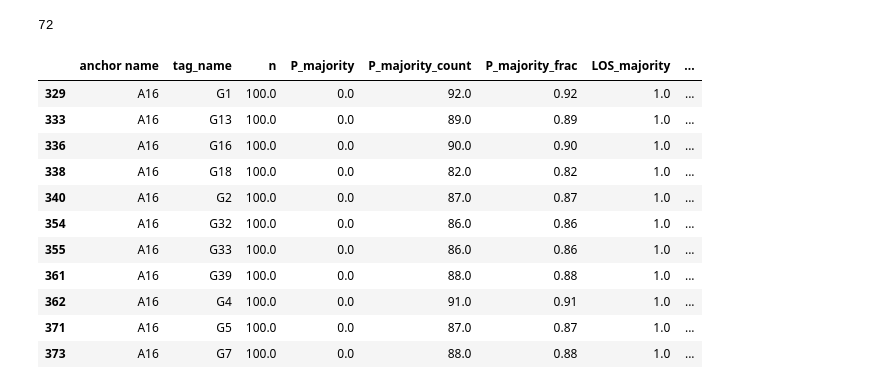
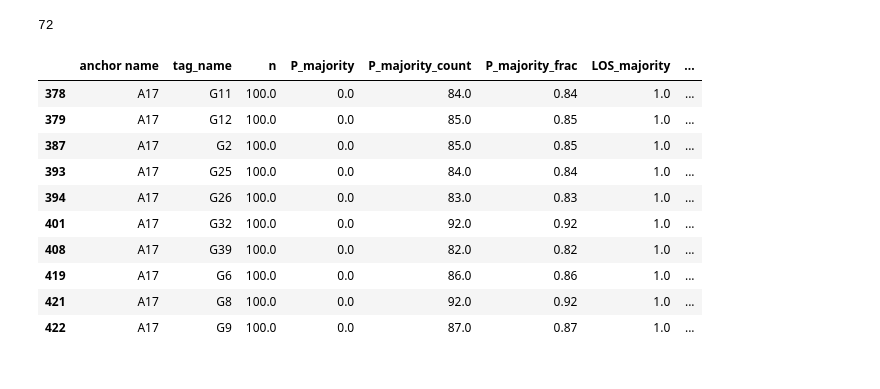
Before and after one commit to shahabnab/repeat, a Jupyter notebook: Untitled-1.ipynb, the cells around one changed output. Cells and saved outputs as stored; diff of their text form; code cells hidden in the pictures.

```diff
--- a/Untitled-1.ipynb
+++ b/Untitled-1.ipynb
@@ -206,20 +206,19 @@ len(temp)
 # %% [output]
 72
 # %%
-temp[temp["anchor name"]=="A16"]
+temp[temp["anchor name"]=="A17"]
 # %% [output]
 |  | anchor name | tag_name | n | P_majority | P_majority_count | P_majority_frac | LOS_majority | ... |
-| 329 | A16 | G1 | 100.0 | 0.0 | 92.0 | 0.92 | 1.0 | ... |
-| 333 | A16 | G13 | 100.0 | 0.0 | 89.0 | 0.89 | 1.0 | ... |
-| 336 | A16 | G16 | 100.0 | 0.0 | 90.0 | 0.90 | 1.0 | ... |
-| 338 | A16 | G18 | 100.0 | 0.0 | 82.0 | 0.82 | 1.0 | ... |
-| 340 | A16 | G2 | 100.0 | 0.0 | 87.0 | 0.87 | 1.0 | ... |
-| 354 | A16 | G32 | 100.0 | 0.0 | 86.0 | 0.86 | 1.0 | ... |
-| 355 | A16 | G33 | 100.0 | 0.0 | 86.0 | 0.86 | 1.0 | ... |
-| 361 | A16 | G39 | 100.0 | 0.0 | 88.0 | 0.88 | 1.0 | ... |
-| 362 | A16 | G4 | 100.0 | 0.0 | 91.0 | 0.91 | 1.0 | ... |
-| 371 | A16 | G5 | 100.0 | 0.0 | 87.0 | 0.87 | 1.0 | ... |
-| 373 | A16 | G7 | 100.0 | 0.0 | 88.0 | 0.88 | 1.0 | ... |
+| 378 | A17 | G11 | 100.0 | 0.0 | 84.0 | 0.84 | 1.0 | ... |
+| 379 | A17 | G12 | 100.0 | 0.0 | 85.0 | 0.85 | 1.0 | ... |
+| 387 | A17 | G2 | 100.0 | 0.0 | 85.0 | 0.85 | 1.0 | ... |
+| 393 | A17 | G25 | 100.0 | 0.0 | 84.0 | 0.84 | 1.0 | ... |
+| 394 | A17 | G26 | 100.0 | 0.0 | 83.0 | 0.83 | 1.0 | ... |
+| 401 | A17 | G32 | 100.0 | 0.0 | 92.0 | 0.92 | 1.0 | ... |
+| 408 | A17 | G39 | 100.0 | 0.0 | 82.0 | 0.82 | 1.0 | ... |
+| 419 | A17 | G6 | 100.0 | 0.0 | 86.0 | 0.86 | 1.0 | ... |
+| 421 | A17 | G8 | 100.0 | 0.0 | 92.0 | 0.92 | 1.0 | ... |
+| 422 | A17 | G9 | 100.0 | 0.0 | 87.0 | 0.87 | 1.0 | ... |
 # %%
 import numpy as np
 import matplotlib.pyplot as plt
```
Also changed, not shown: parts of 7 cells of this notebook, 7 other files.
